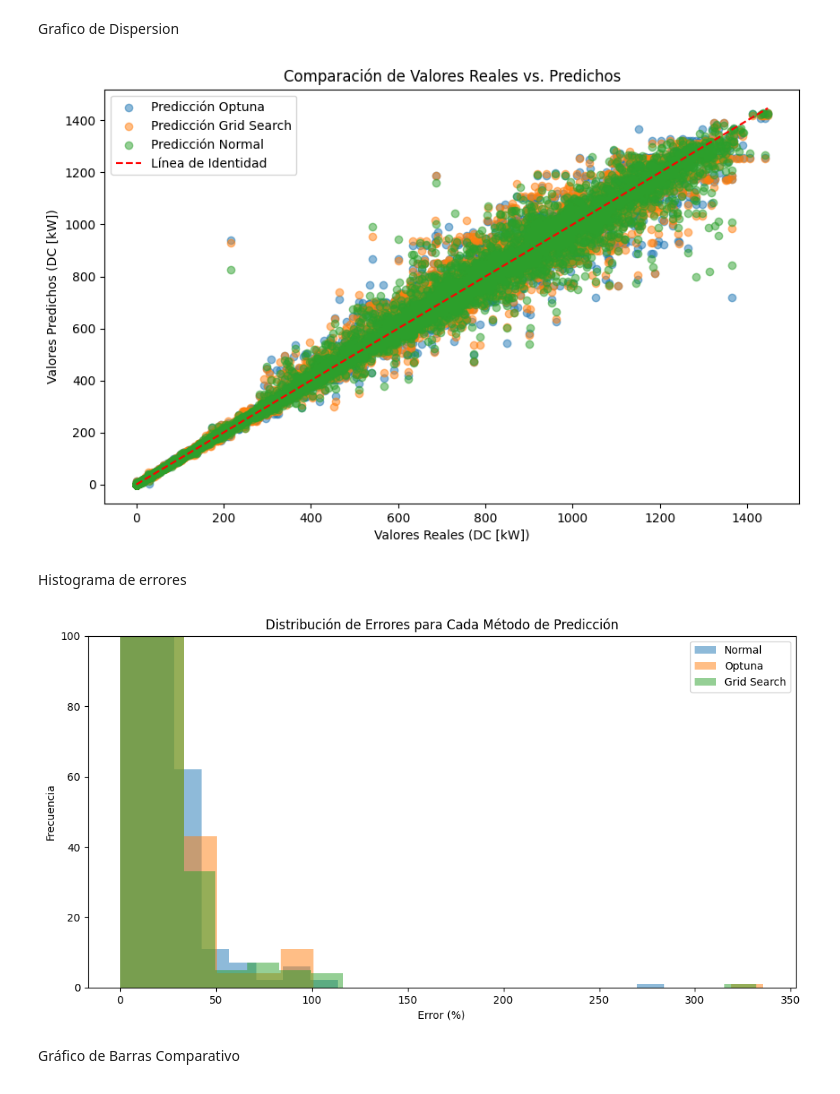
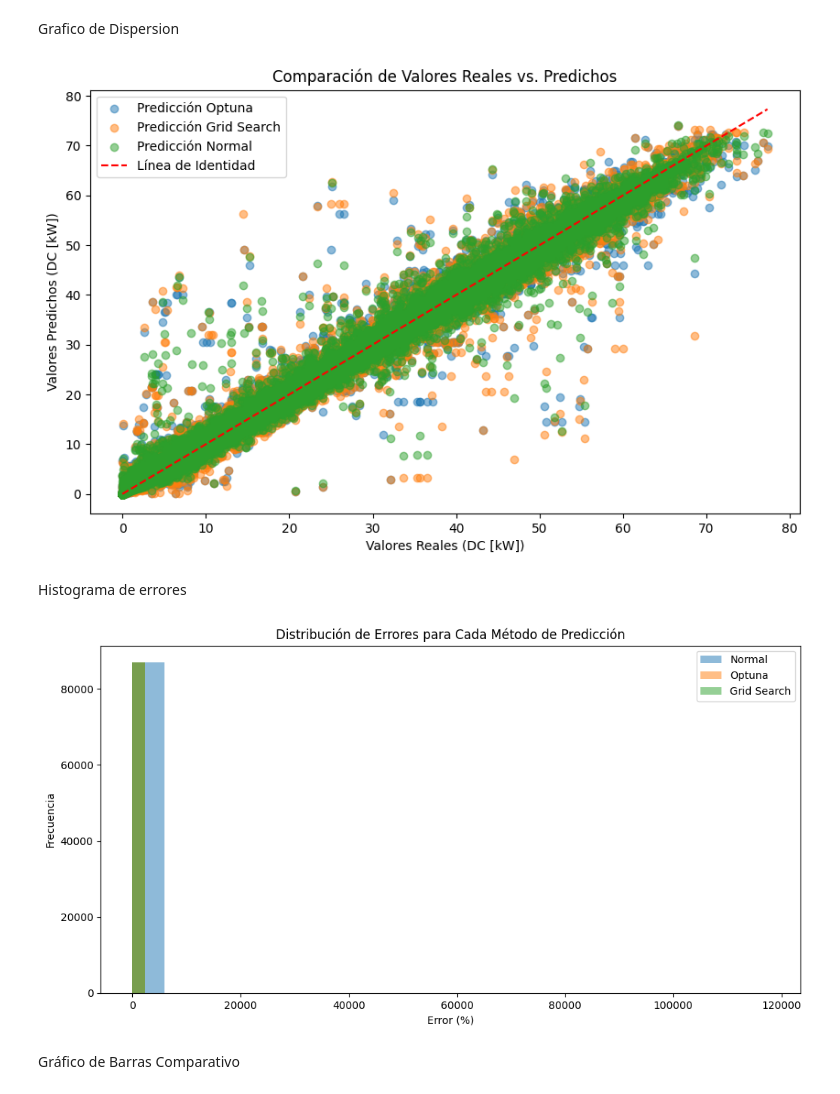
Before and after one commit to Mbenitez11/Prediccion-de-Irradiacion, a Jupyter notebook: notebooks/Visualizacion_de_Resultados.ipynb, the cells around one changed output. Cells and saved outputs as stored; diff of their text form; code cells hidden in the pictures.

```diff
--- a/notebooks/Visualizacion_de_Resultados.ipynb
+++ b/notebooks/Visualizacion_de_Resultados.ipynb
@@ -69,7 +69,7 @@ prediction_normal=rfr.predict(X_test)
 prediction_optuna = best_model.predict(X_test)
 prediction_grid = best_model_grid.predict(X_test)
 # %%
-cross_checking = pd.DataFrame({'Actual' : y_test , 'Predicted_normal' : prediction_normal, 'Predicted_optuna' : prediction_optuna, 'Predicted_grid' : prediction_grid})
+cross_checking = pd.DataFrame({'Actual' : y_test['DC_POWER'] , 'Predicted_normal' : prediction_normal[:, 0], 'Predicted_optuna' : prediction_optuna[:, 0], 'Predicted_grid' : prediction_grid[:, 0]})
 cross_checking.iloc[1000:1005]
 # %% [output]
 |  | Actual | Predicted_normal | Predicted_optuna | Predicted_grid |
@@ -197,22 +197,23 @@ plt.legend()
 plt.title('Comparación de Valores Reales vs. Predichos')
 plt.show()
 # %% [output]
-[figure, old version]
+[figure, new version]
 # %% [markdown]
 Histograma de errores
 # %%
 plt.figure(figsize=(12, 6))
 plt.hist(cross_checking['Error_normal'], bins=20, alpha=0.5, label='Normal')
 plt.hist(cross_checking['Error_optuna'], bins=20, alpha=0.5, label='Optuna')
 plt.hist(cross_checking['Error_grid'], bins=20, alpha=0.5, label='Grid Search')
-plt.ylim(0, 100)  # Escala de 0 a 100 para el eje Y
+
+
 plt.xlabel('Error (%)')
 plt.ylabel('Frecuencia')
 plt.title('Distribución de Errores para Cada Método de Predicción')
 plt.legend()
 plt.show()
 # %% [output]
-[figure, old version]
+[figure, new version]
 # %% [markdown]
 Gráfico de Barras Comparativo
 # %%
```
Also changed, not shown: parts of 19 cells of this notebook.
